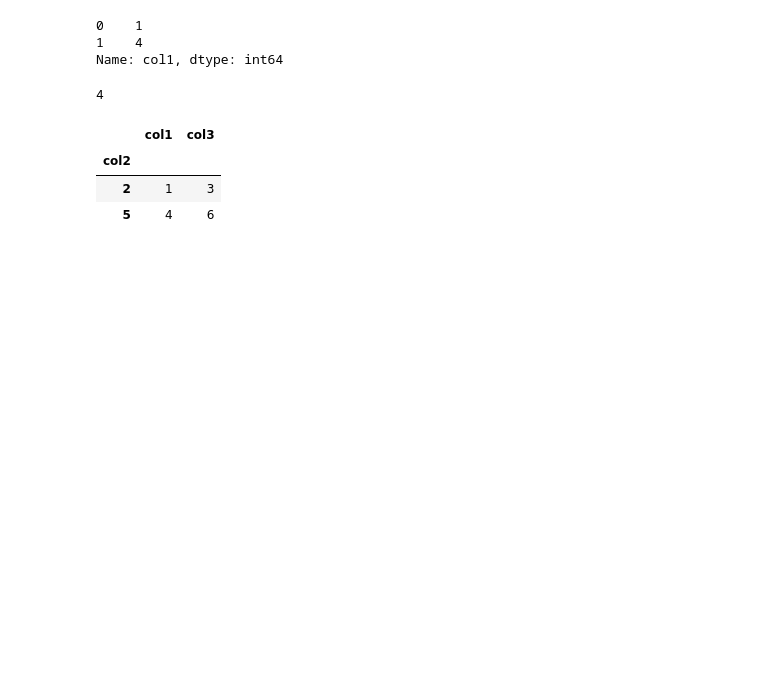
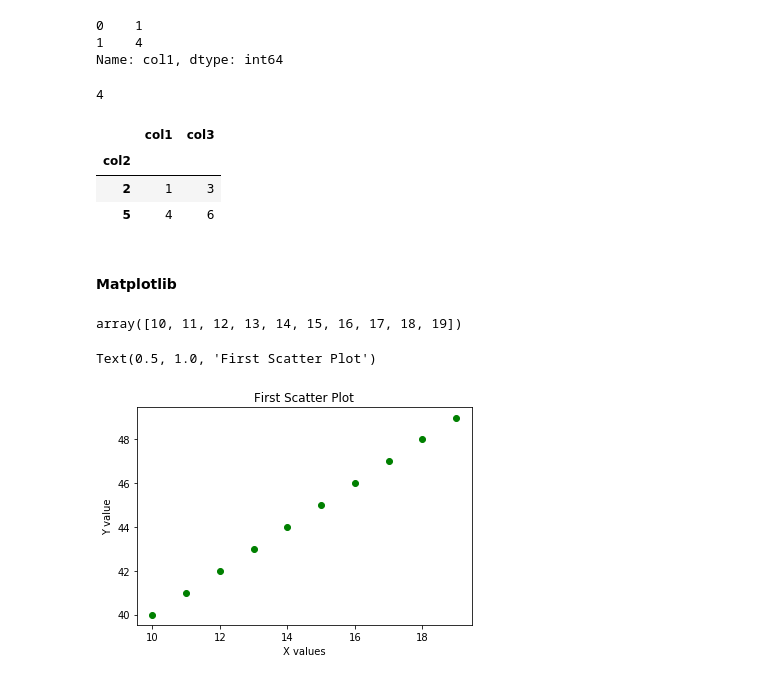
Before and after one commit to ssrbazpur/Data-Science-Starting-Kit, a Jupyter notebook: Python_Data_Science_Part_2.ipynb, the cells around one changed output. Cells and saved outputs as stored; diff of their text form; code cells hidden in the pictures; blank space fills up the shorter version.

```diff
--- a/Python_Data_Science_Part_2.ipynb
+++ b/Python_Data_Science_Part_2.ipynb
@@ -131,3 +131,5 @@ df
 | col2 |  |  |
 | 2 | 1 | 3 |
 | 5 | 4 | 6 |
+# %% [markdown]
+<h4> Matplotlib </h4>
@@ -133,0 +142,15 @@ df
+# %%
+x=np.arange(10,20)
+y=np.arange(40,50)
+# %%
+x
+# %% [output]
+array([10, 11, 12, 13, 14, 15, 16, 17, 18, 19])
+# %%
+plt.scatter(x,y,c='g')
+plt.xlabel("X values")
+plt.ylabel("Y value")
+plt.title("First Scatter Plot")
+# %% [output]
+Text(0.5, 1.0, 'First Scatter Plot')
+[figure, added]
```
Also changed, not shown: parts of 11 cells of this notebook.
